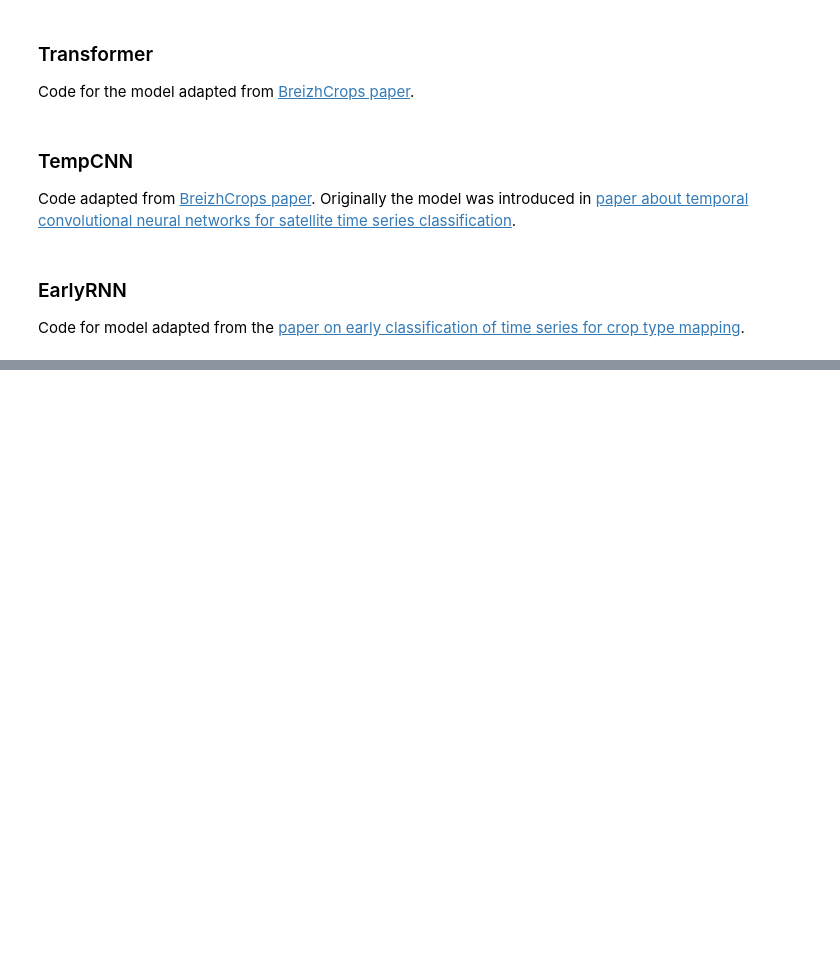
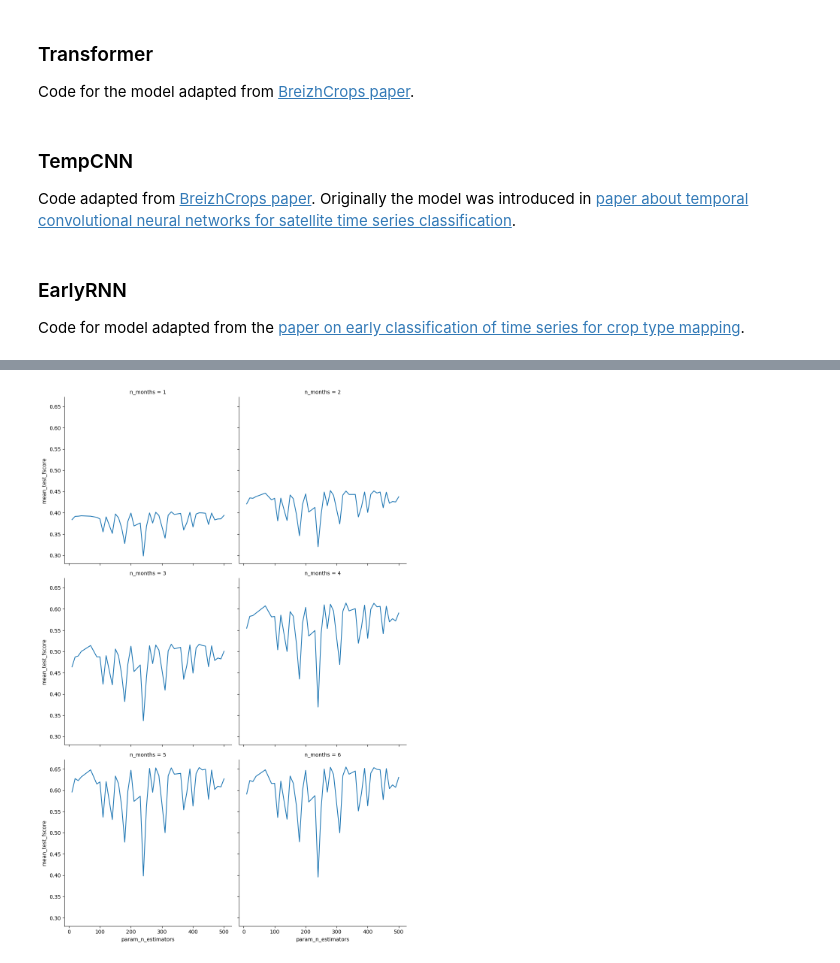
Before and after one commit to PavelSyomin/crop-classification, a Jupyter notebook: Crop Classification.ipynb, the cells around one changed output, grey strips where cells are left out. Saved outputs shown, nothing was run; the diff lists cells and outputs as text; code cells hidden in the pictures; blank space fills up the shorter version.

```diff
--- a/Crop Classification.ipynb
+++ b/Crop Classification.ipynb
@@ -314,0 +409,15 @@ res[6]
+# %%
+def get_cross_val_scores(results):
+    dfs = []
+    for n_months, result in results.items():
+        df = pd.DataFrame(result["stats"]["cv_results"])
+        df.insert(0, "n_months", n_months)
+        dfs.append(df)
+
+    return pd.concat(dfs)
+# %%
+def plot_cross_val_scores(df, param_name, metric_name="accuracy"):
+    param_colname = f"param_{param_name}"
+    metric_colname = f"mean_test_{metric_name}"
+    plot_data = df.groupby(["n_months", param_colname])[[metric_colname]].mean().reset_index()
+    sns.relplot(data=plot_data, x=param_colname, y=metric_colname, col="n_months", kind="line", col_wrap=2)
@@ -314,0 +459,3 @@ res[6]
+# %%
+rf_cross_val_scores = get_cross_val_scores(rf_results)
+rf_cross_val_scores.head()
@@ -314,0 +470,4 @@ res[6]
+# %%
+plot_cross_val_scores(rf_cross_val_scores, "n_estimators", "fscore")
+# %% [output]
+[figure, added]
```
Also changed, not shown: parts of 16 cells of this notebook.
